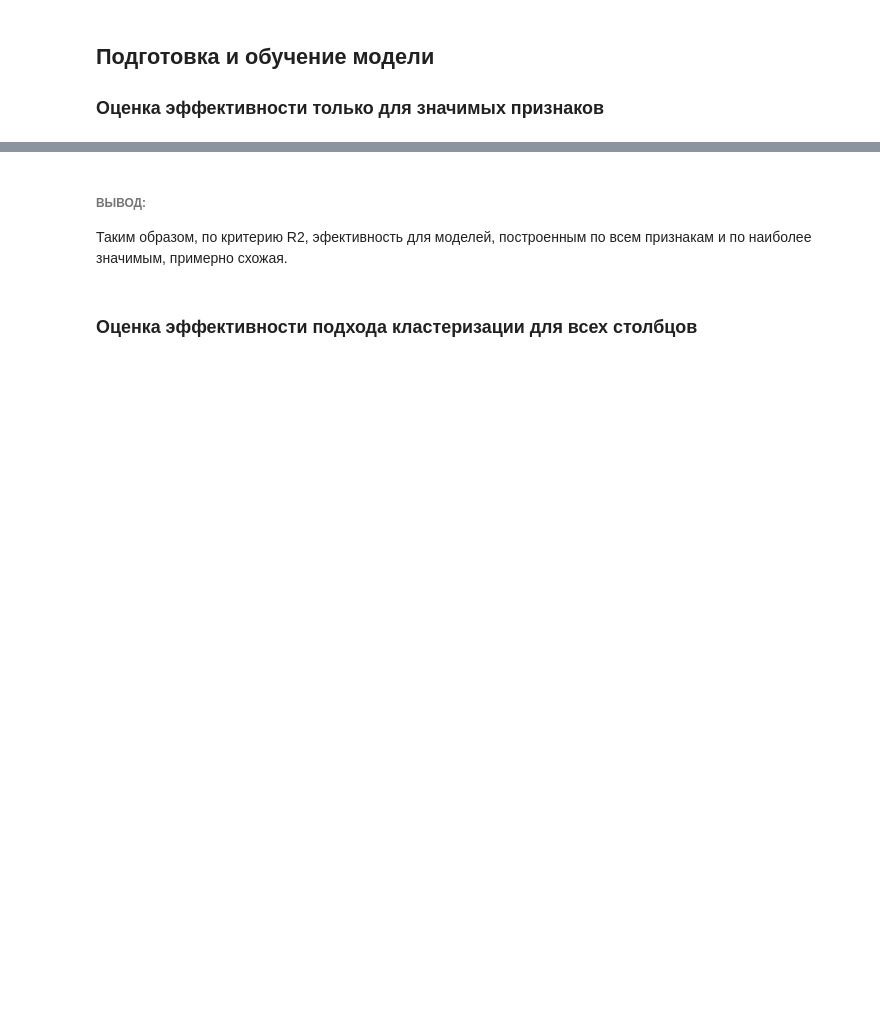
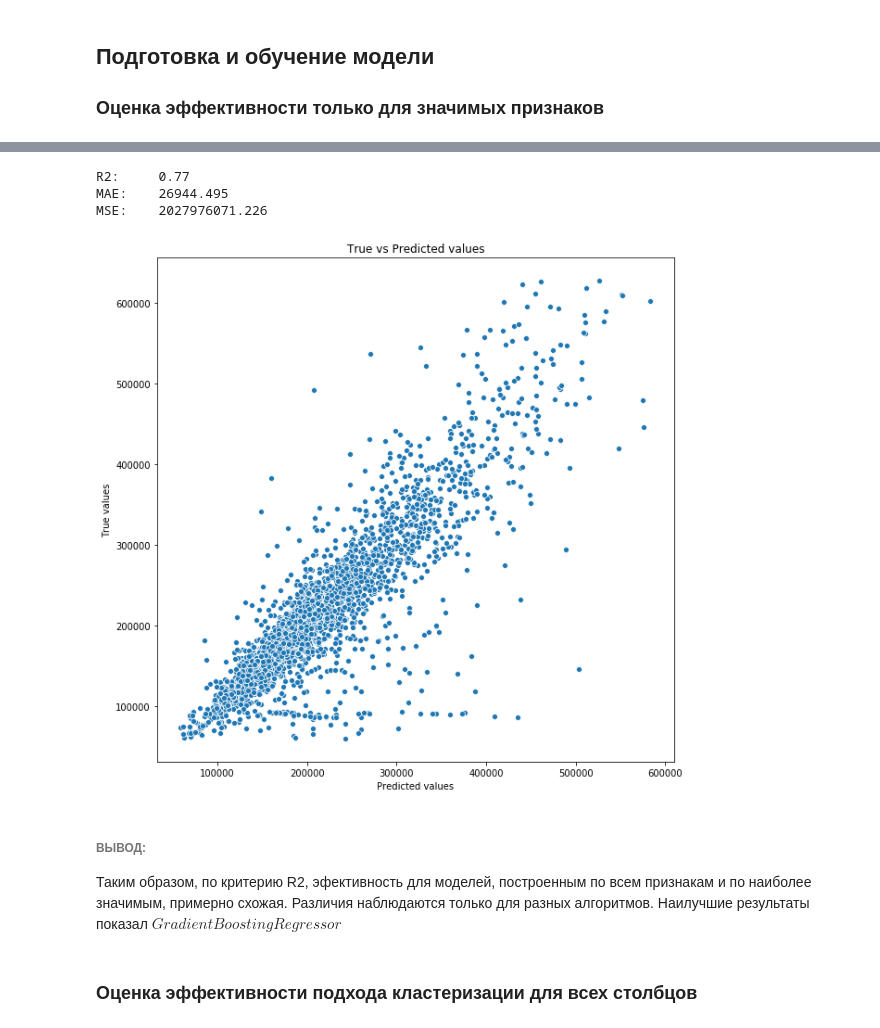
Before and after one commit to comrade747/python, a Jupyter notebook: project_task/ErshovAA_solution.ipynb, the cells around one changed output, grey strips where cells are left out. Cells and saved outputs as stored; diff of their text form; code cells hidden in the pictures; blank space fills up the shorter version.

```diff
--- a/project_task/ErshovAA_solution.ipynb
+++ b/project_task/ErshovAA_solution.ipynb
@@ -766,9 +782,15 @@ gbr.fit(X_train, y_train)
 # %%
 y_test_preds = gbr.predict(X_test)
-evaluate_preds(y_test, y_test_preds)
+evaluate_preds(y_test['Price'], y_test_preds)
+# %% [output]
+R2:     0.77
+MAE:    26944.495
+MSE:    2027976071.226
+[figure, added]
 # %% [markdown]
 ###### ВЫВОД:
 Таким образом, по критерию R2, эфективность для моделей, построенным по всем признакам и по наиболее значимым, примерно схожая.
+Различия наблюдаются только для разных алгоритмов. Наилучшие результаты показал $GradientBoostingRegressor$
 # %% [markdown]
 ### Оценка эффективности подхода кластеризации для всех столбцов
 # %%
```
Also changed, not shown: parts of 62 cells of this notebook.
